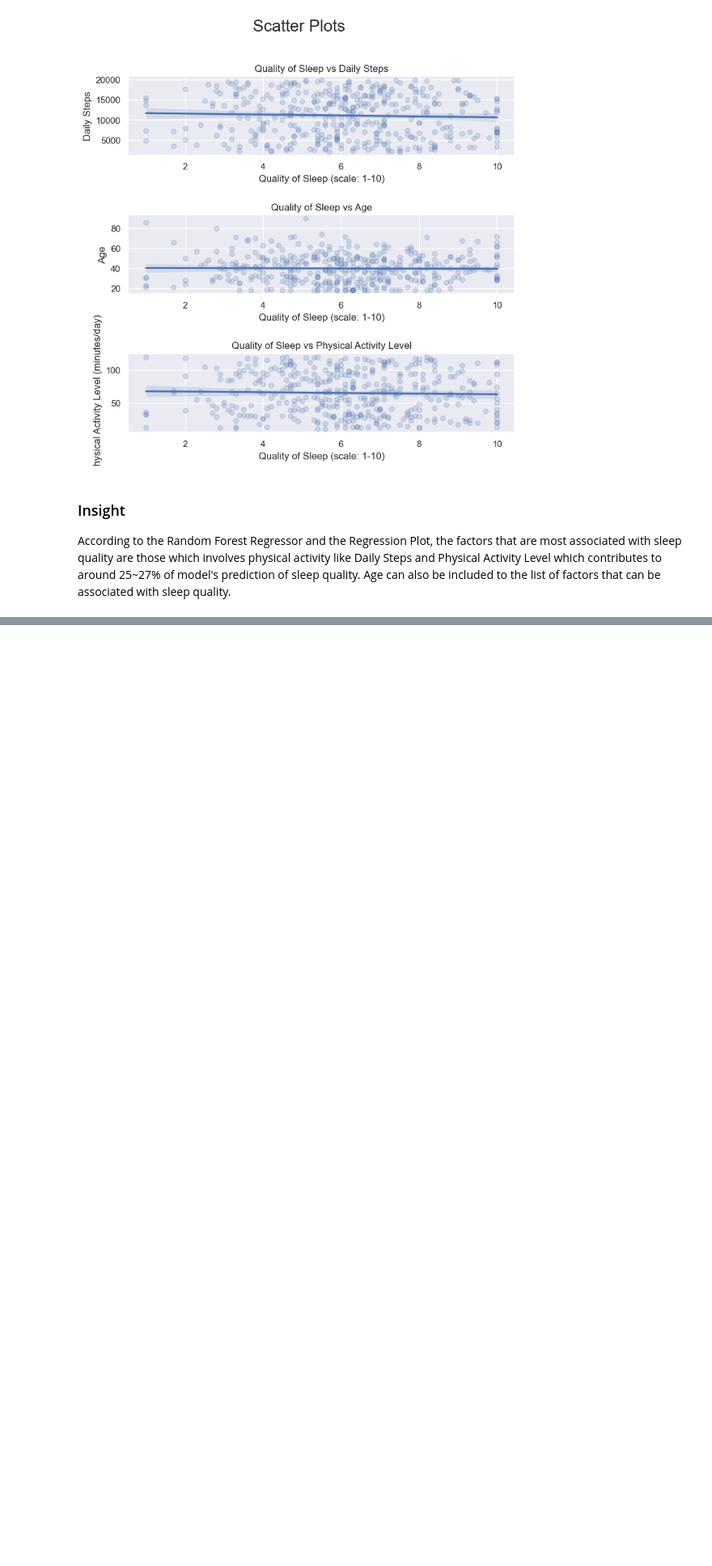
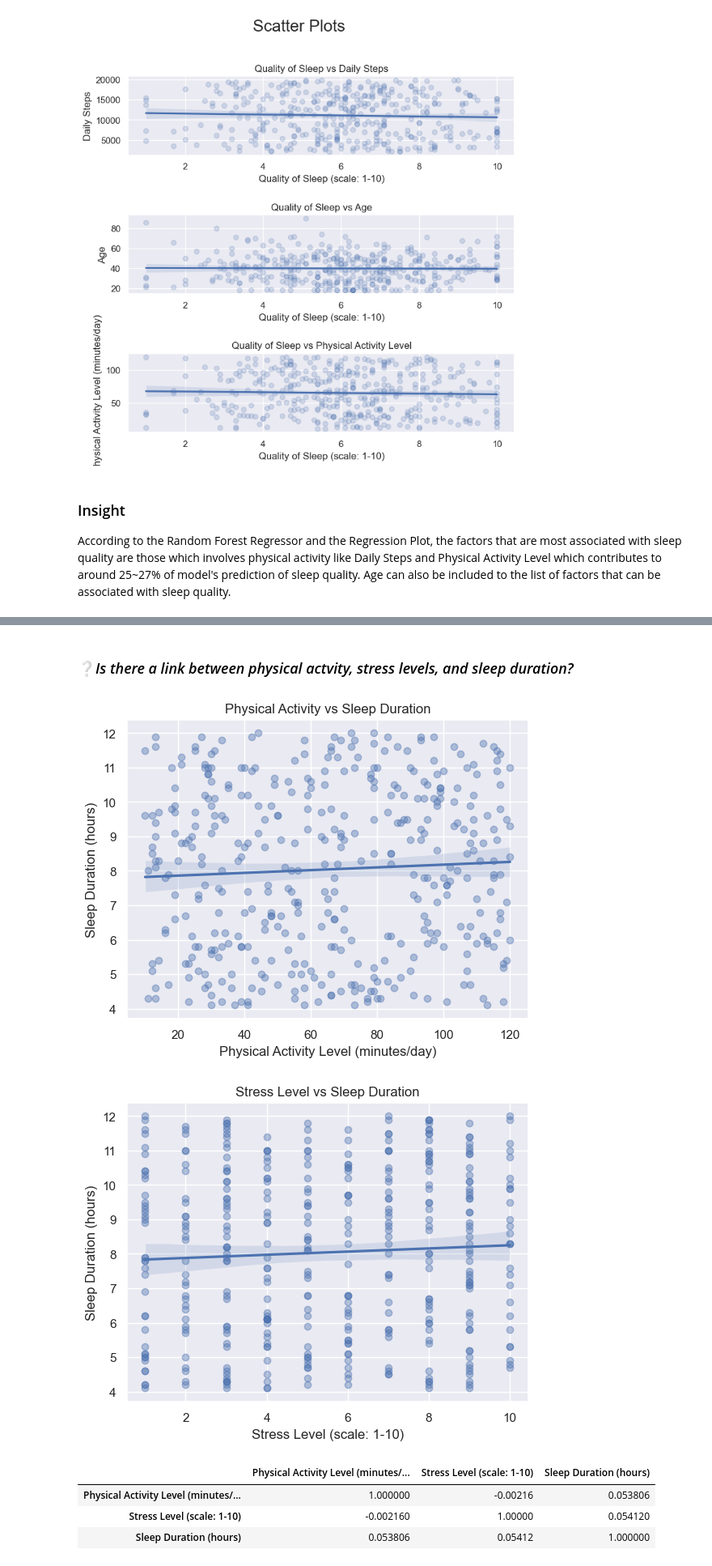
Before and after one commit to ascxiao/Sleep-Health-and-Lifestyle-Dataset, a Jupyter notebook: sleep.ipynb, the cells around one changed output, grey strips where cells are left out. Shown at 81% size. Saved outputs shown, nothing was run; the diff lists cells and outputs as text; code cells hidden in the pictures; blank space fills up the shorter version.

```diff
--- a/sleep.ipynb
+++ b/sleep.ipynb
@@ -144,0 +169,19 @@ According to the Random Forest Regressor and the Regression Plot, the factors th
+# %% [markdown]
+<h3>❔<i>Is there a link between physical actvity, stress levels, and sleep duration?</i></h3>
+# %%
+sns.regplot(data=sleep_transformed, x='Physical Activity Level (minutes/day)', y='Sleep Duration (hours)', scatter_kws={'alpha':0.4})
+plt.title("Physical Activity vs Sleep Duration")
+plt.show()
+
+sns.regplot(data=sleep_transformed, x='Stress Level (scale: 1-10)', y='Sleep Duration (hours)', scatter_kws={'alpha':0.4})
+plt.title("Stress Level vs Sleep Duration")
+plt.show()
+
+sleep_transformed[['Physical Activity Level (minutes/day)', 'Stress Level (scale: 1-10)', 'Sleep Duration (hours)']].corr()
+# %% [output]
+[figure, added]
+[figure, added]
+|  | Physical Activity Level (minutes/... | Stress Level (scale: 1-10) | Sleep Duration (hours) |
+| Physical Activity Level (minutes/... | 1.000000 | -0.00216 | 0.053806 |
+| Stress Level (scale: 1-10) | -0.002160 | 1.00000 | 0.054120 |
+| Sleep Duration (hours) | 0.053806 | 0.05412 | 1.000000 |
```
Also changed, not shown: parts of 7 cells of this notebook.
